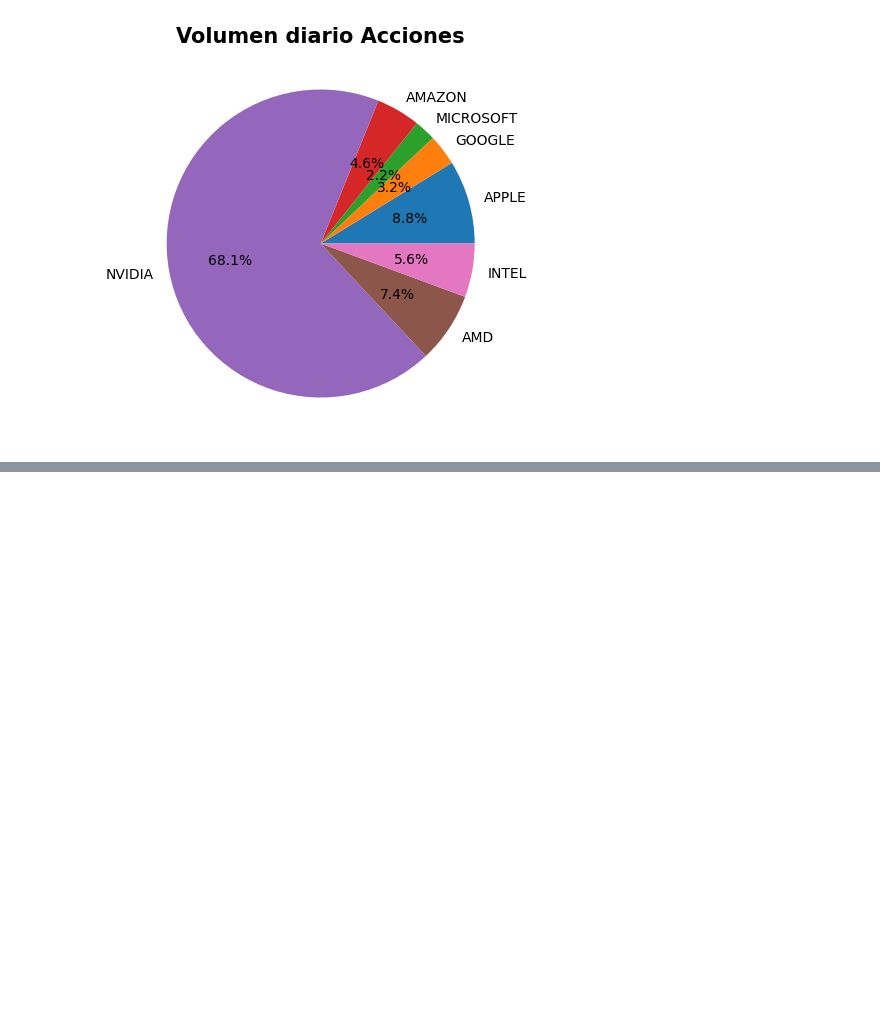
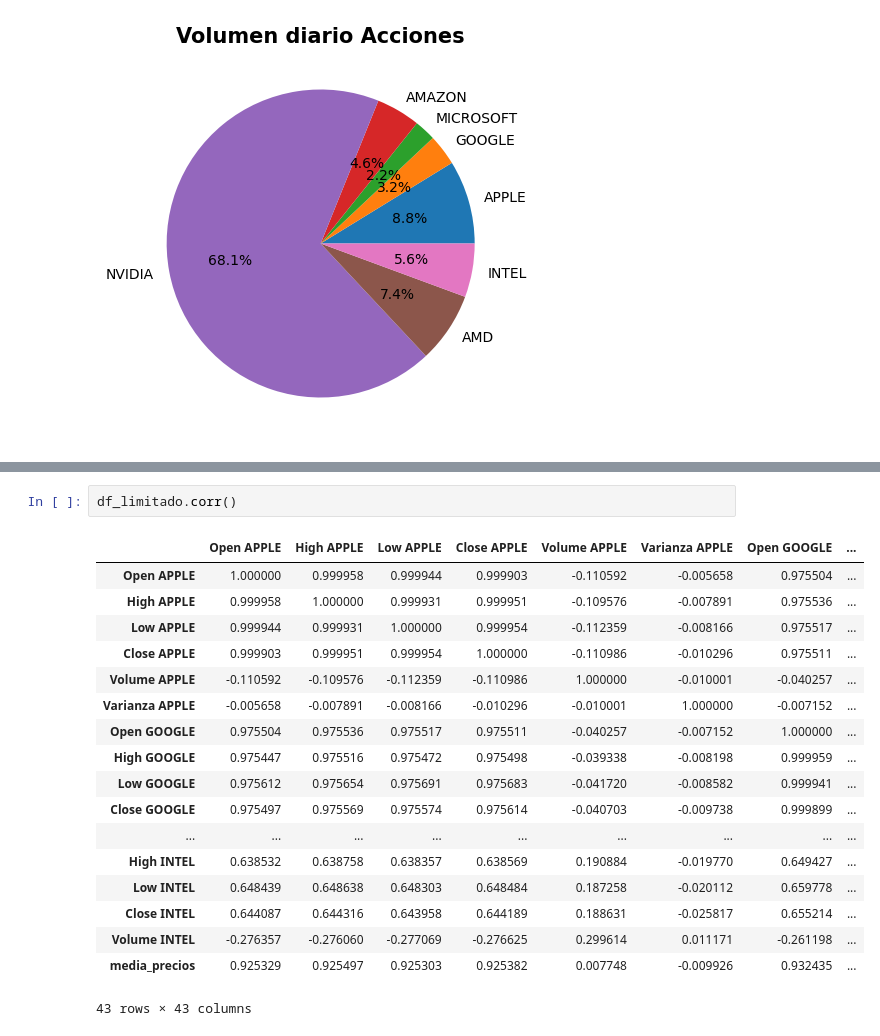
Before and after one commit to AlanCarro/PREENTREGA_DEL_PROYECTO_FINAL-Alan_Emanuel_Carro, a Jupyter notebook: Preentrega_proyecto_final.ipynb, the cells around one changed output, grey strips where cells are left out. Drawn from its saved outputs; the diff is of its cells as text; blank space fills up the shorter version.

```diff
--- a/Preentrega_proyecto_final.ipynb
+++ b/Preentrega_proyecto_final.ipynb
@@ -252,0 +262,21 @@ for a in ax:
+# %%
+df_limitado.corr()
+# %% [output]
+|  | Open APPLE | High APPLE | Low APPLE | Close APPLE | Volume APPLE | Varianza APPLE | Open GOOGLE | ... |
+| Open APPLE | 1.000000 | 0.999958 | 0.999944 | 0.999903 | -0.110592 | -0.005658 | 0.975504 | ... |
+| High APPLE | 0.999958 | 1.000000 | 0.999931 | 0.999951 | -0.109576 | -0.007891 | 0.975536 | ... |
+| Low APPLE | 0.999944 | 0.999931 | 1.000000 | 0.999954 | -0.112359 | -0.008166 | 0.975517 | ... |
+| Close APPLE | 0.999903 | 0.999951 | 0.999954 | 1.000000 | -0.110986 | -0.010296 | 0.975511 | ... |
+| Volume APPLE | -0.110592 | -0.109576 | -0.112359 | -0.110986 | 1.000000 | -0.010001 | -0.040257 | ... |
+| Varianza APPLE | -0.005658 | -0.007891 | -0.008166 | -0.010296 | -0.010001 | 1.000000 | -0.007152 | ... |
+| Open GOOGLE | 0.975504 | 0.975536 | 0.975517 | 0.975511 | -0.040257 | -0.007152 | 1.000000 | ... |
+| High GOOGLE | 0.975447 | 0.975516 | 0.975472 | 0.975498 | -0.039338 | -0.008198 | 0.999959 | ... |
+| Low GOOGLE | 0.975612 | 0.975654 | 0.975691 | 0.975683 | -0.041720 | -0.008582 | 0.999941 | ... |
+| Close GOOGLE | 0.975497 | 0.975569 | 0.975574 | 0.975614 | -0.040703 | -0.009738 | 0.999899 | ... |
+| ... | ... | ... | ... | ... | ... | ... | ... | ... |
+| High INTEL | 0.638532 | 0.638758 | 0.638357 | 0.638569 | 0.190884 | -0.019770 | 0.649427 | ... |
+| Low INTEL | 0.648439 | 0.648638 | 0.648303 | 0.648484 | 0.187258 | -0.020112 | 0.659778 | ... |
+| Close INTEL | 0.644087 | 0.644316 | 0.643958 | 0.644189 | 0.188631 | -0.025817 | 0.655214 | ... |
+| Volume INTEL | -0.276357 | -0.276060 | -0.277069 | -0.276625 | 0.299614 | 0.011171 | -0.261198 | ... |
+| media_precios | 0.925329 | 0.925497 | 0.925303 | 0.925382 | 0.007748 | -0.009926 | 0.932435 | ... |
+43 rows × 43 columns
```
Also changed, not shown: parts of 21 cells of this notebook.
